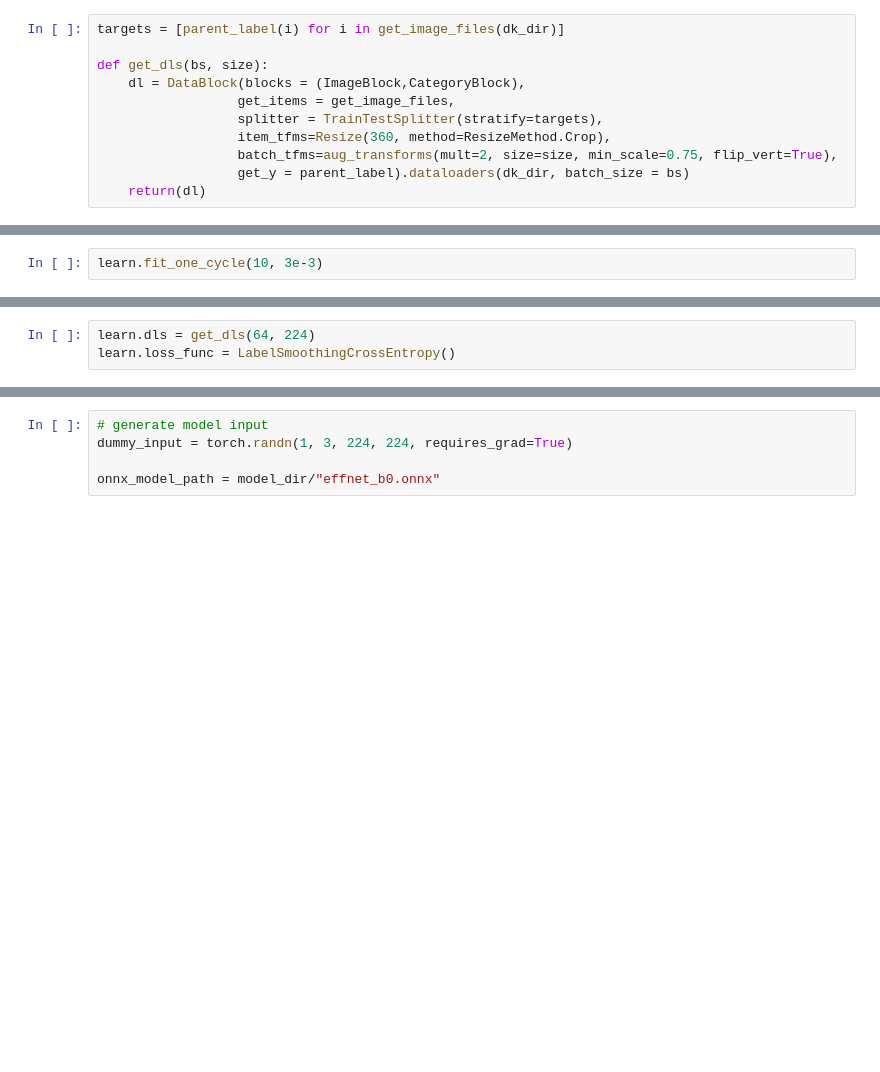
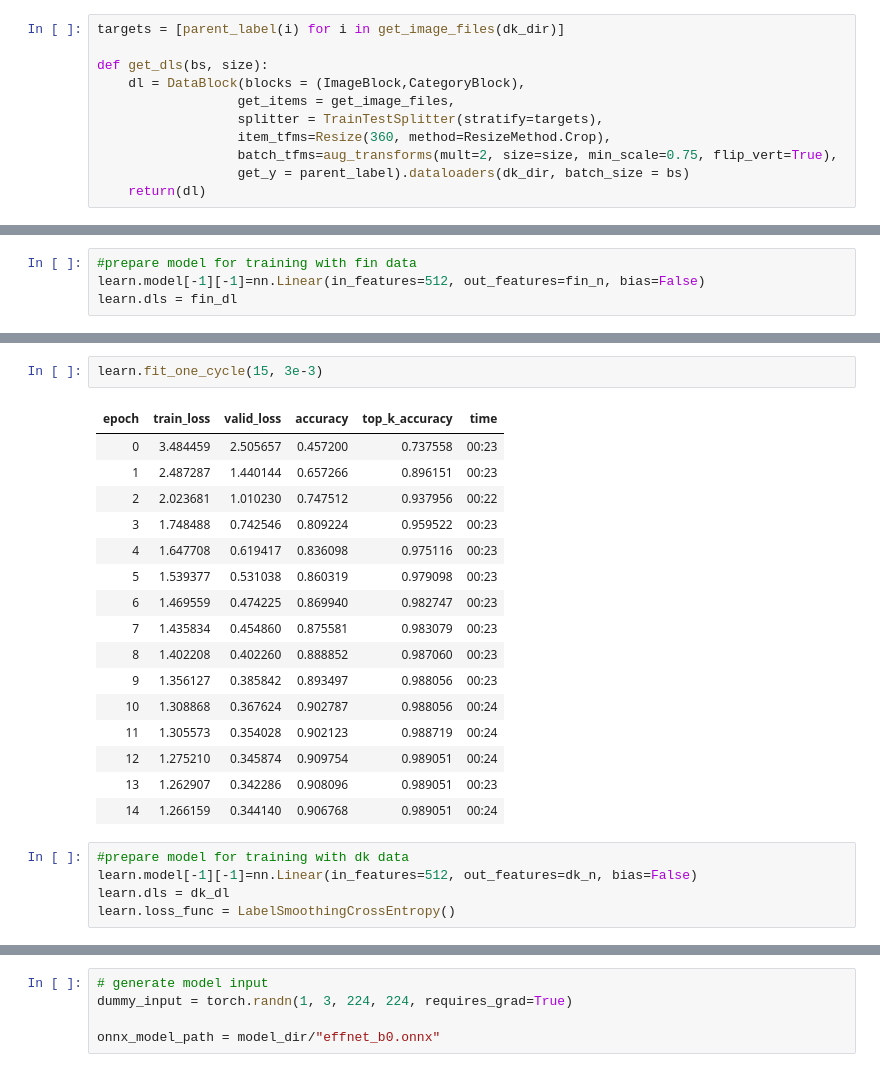
Before and after one commit to KennethTM/macro_inv_id, a Jupyter notebook: model_training.ipynb, the cells around one changed output, grey strips where cells are left out. Saved outputs shown, nothing was run; the diff lists cells and outputs as text; blank space fills up the shorter version.

```diff
--- a/model_training.ipynb
+++ b/model_training.ipynb
@@ -37,2 +79,4 @@ learn = vision_learner(dls,
 # %%
-learn.fit_one_cycle(10, 3e-3)
+#prepare model for training with fin data
+learn.model[-1][-1]=nn.Linear(in_features=512, out_features=fin_n, bias=False)
+learn.dls = fin_dl
@@ -51,3 +82,0 @@ learn.fit_one_cycle(10, 3e-3)
-# %%
-learn.dls = get_dls(64, 224)
-learn.loss_func = LabelSmoothingCrossEntropy()
@@ -72,0 +83,24 @@ learn.show_results()
+# %%
+learn.fit_one_cycle(15, 3e-3)
+# %% [output]
+| epoch | train_loss | valid_loss | accuracy | top_k_accuracy | time |
+| 0 | 3.484459 | 2.505657 | 0.457200 | 0.737558 | 00:23 |
+| 1 | 2.487287 | 1.440144 | 0.657266 | 0.896151 | 00:23 |
+| 2 | 2.023681 | 1.010230 | 0.747512 | 0.937956 | 00:22 |
+| 3 | 1.748488 | 0.742546 | 0.809224 | 0.959522 | 00:23 |
+| 4 | 1.647708 | 0.619417 | 0.836098 | 0.975116 | 00:23 |
+| 5 | 1.539377 | 0.531038 | 0.860319 | 0.979098 | 00:23 |
+| 6 | 1.469559 | 0.474225 | 0.869940 | 0.982747 | 00:23 |
+| 7 | 1.435834 | 0.454860 | 0.875581 | 0.983079 | 00:23 |
+| 8 | 1.402208 | 0.402260 | 0.888852 | 0.987060 | 00:23 |
+| 9 | 1.356127 | 0.385842 | 0.893497 | 0.988056 | 00:23 |
+| 10 | 1.308868 | 0.367624 | 0.902787 | 0.988056 | 00:24 |
+| 11 | 1.305573 | 0.354028 | 0.902123 | 0.988719 | 00:24 |
+| 12 | 1.275210 | 0.345874 | 0.909754 | 0.989051 | 00:24 |
+| 13 | 1.262907 | 0.342286 | 0.908096 | 0.989051 | 00:23 |
+| 14 | 1.266159 | 0.344140 | 0.906768 | 0.989051 | 00:24 |
+# %%
+#prepare model for training with dk data
+learn.model[-1][-1]=nn.Linear(in_features=512, out_features=dk_n, bias=False)
+learn.dls = dk_dl
+learn.loss_func = LabelSmoothingCrossEntropy()
```
Also changed, not shown: parts of 39 cells of this notebook, 5 other files.
